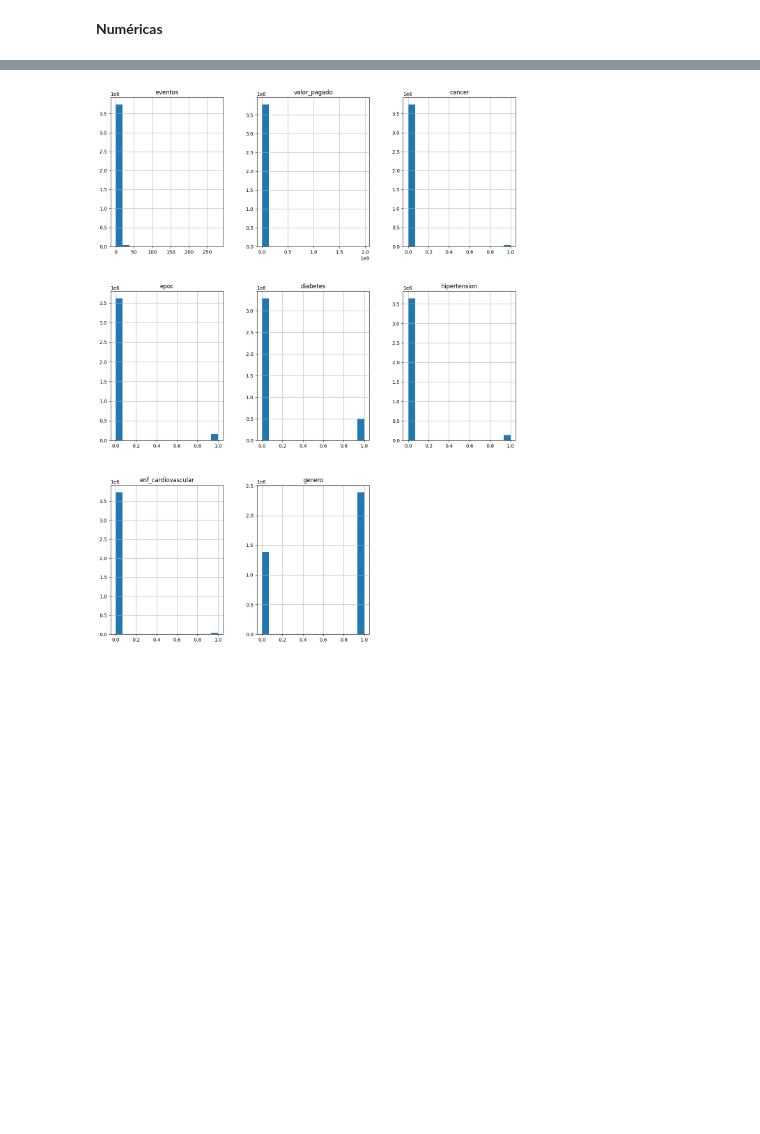
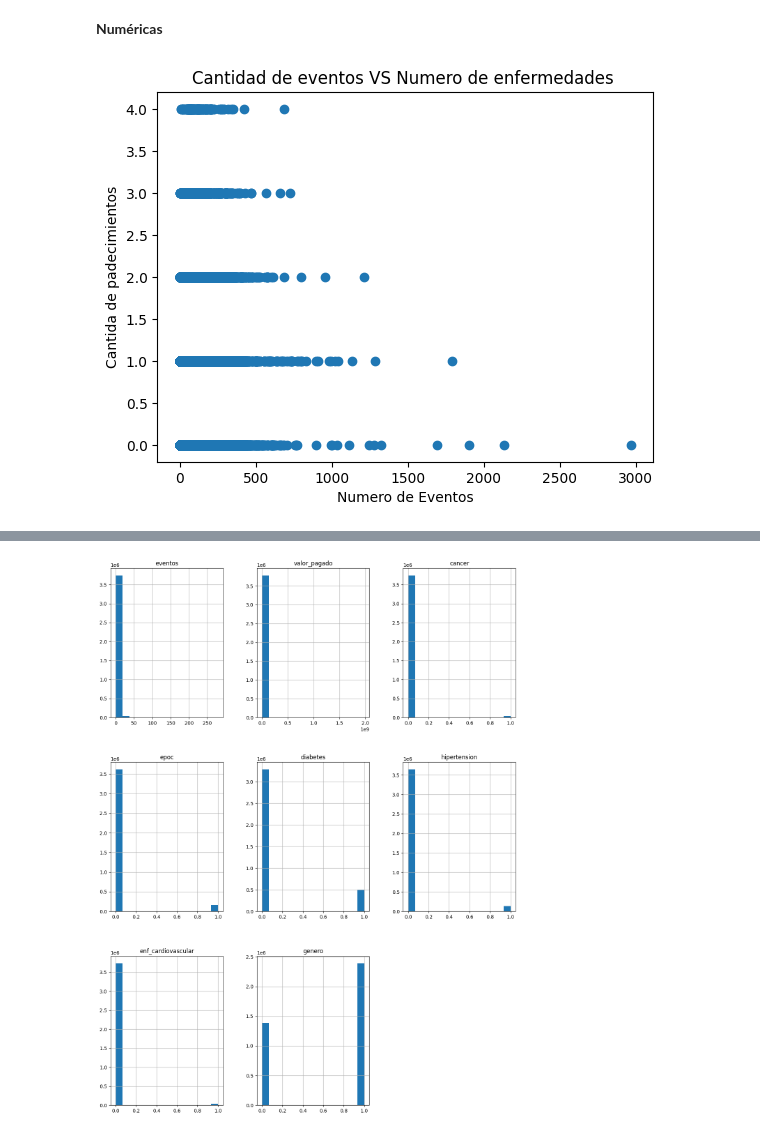
Before and after one commit to danielmancovidales/Aplicaciones-en-finanzas, a Jupyter notebook: Exploratorio.ipynb, the cells around one changed output, grey strips where cells are left out. Drawn from its saved outputs; the diff is of its cells as text; code cells hidden in the pictures; blank space fills up the shorter version.

```diff
--- a/Exploratorio.ipynb
+++ b/Exploratorio.ipynb
@@ -39,7 +31,11 @@ df_filtrado.head(10)
 # %%
 #Se cambia la variable mujer por genero donde 1 será genero femenino y 0 será masculino
 df_filtrado["genero"] = df_filtrado["mujer"].rename("genero")
+###df_filtrado['genero'] = df_filtrado['mujer'].replace({0: 'hombre', 1: 'mujer'})
 
 #Eliminación
 df_filtrado = df_filtrado.drop(["mujer"], axis=1)
 df_filtrado.head(2)
+
+# redondeo
+df_filtrado['valor_pagado']=df_filtrado['valor_pagado'].round(2)
@@ -212,2 +181,31 @@ numericas = df_filtrado.drop(columns=columnas_a_eliminar)
 # %% [markdown]
 **Numéricas**
+# %%
+df_filtrado['cantidad_enfermedades']=df_filtrado['cancer'] + df_filtrado['epoc'] + df_filtrado['diabetes'] + df_filtrado['hipertension'] + df_filtrado['enf_cardiovascular']
+# Agrupar por 'id' y calcular el valor máximo y mínimo de 'valor_pagado'
+asegu_event=df_filtrado.groupby('asegurado_id')['eventos'].agg(['sum']).reset_index()
+
+enfer_id = df_filtrado[['asegurado_id','cantidad_enfermedades']]
+enfer_id= enfer_id.drop_duplicates(subset=['asegurado_id']).reset_index(drop=True)
+
+costos_totales= df_filtrado.groupby('asegurado_id')['valor_pagado'].agg(['sum']).reset_index()
+
+
+df_unido = pd.merge(asegu_event, enfer_id, on='asegurado_id')
+df_unido_1=pd.merge(df_unido,costos_totales, on = 'asegurado_id')
+# %%
+#### Grafica para ver la relacion de la Cantidad de eventos por la cantidad de enfermedades que padece el paciente
+x = df_unido['sum']
+y = df_unido['cantidad_enfermedades']
+# Crea el diagrama de dispersión
+plt.scatter(x, y)
+
+# Agrega etiquetas y título
+plt.xlabel('Numero de Eventos')
+plt.ylabel('Cantida de padecimientos')
+plt.title('Cantidad de eventos VS Numero de enfermedades ')
+
+# Muestra el diagrama
+plt.show()
+# %% [output]
+[figure, added]
```
Also changed, not shown: parts of 21 cells of this notebook.
